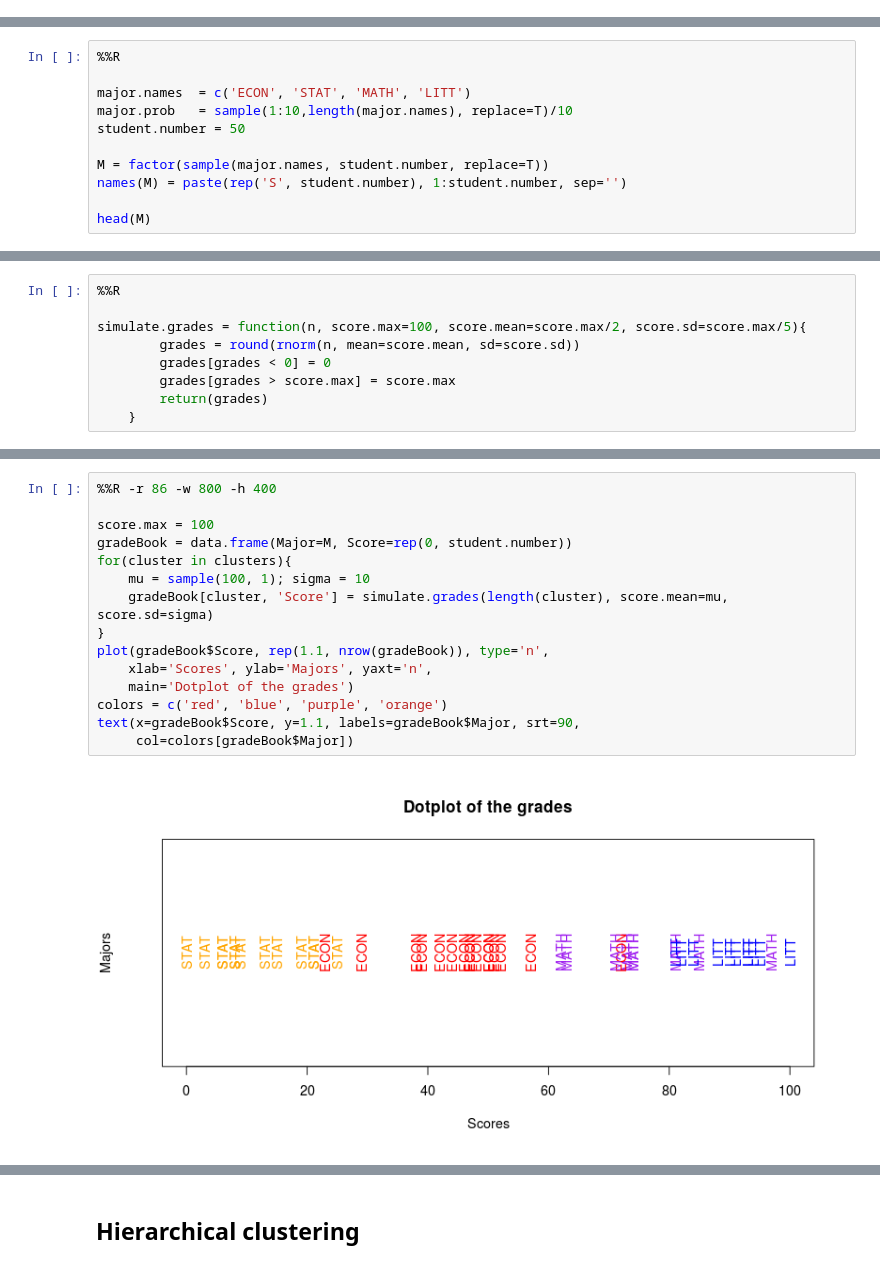
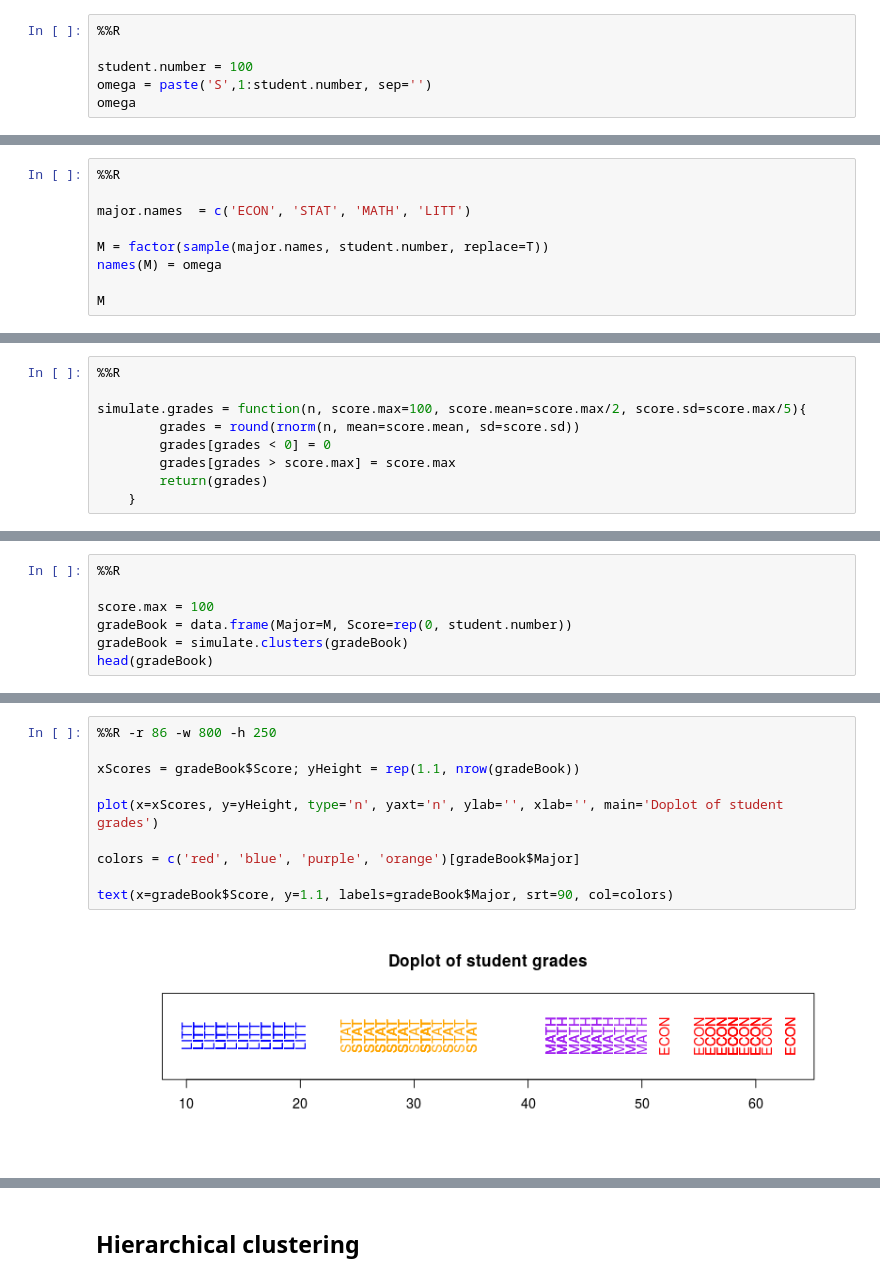
Before and after one commit to BenoitDherin/data-analysis-with-R, a Jupyter notebook: website/content/notebooks/Population.ipynb, the cells around one changed output, grey strips where cells are left out. Cells and saved outputs as stored; diff of their text form.

```diff
--- a/website/content/notebooks/Population.ipynb
+++ b/website/content/notebooks/Population.ipynb
@@ -38,0 +90,6 @@ Let's do a simple simulation, to see how to desribe the clusters given by a qual
+# %%
+%%R
+
+student.number = 100
+omega = paste('S',1:student.number, sep='')
+omega
@@ -40,11 +110,9 @@ Let's do a simple simulation, to see how to desribe the clusters given by a qual
 %%R
 
 major.names  = c('ECON', 'STAT', 'MATH', 'LITT')
-major.prob   = sample(1:10,length(major.names), replace=T)/10
-student.number = 50
 
 M = factor(sample(major.names, student.number, replace=T))
-names(M) = paste(rep('S', student.number), 1:student.number, sep='')
+names(M) = omega
 
-head(M)
+M
 # %% [output]
@@ -101,0 +232,7 @@ simulate.grades = function(n, score.max=100, score.mean=score.max/2, score.sd=sc
+# %%
+%%R
+
+score.max = 100
+gradeBook = data.frame(Major=M, Score=rep(0, student.number))
+gradeBook = simulate.clusters(gradeBook)
+head(gradeBook)
@@ -102,17 +262,12 @@ simulate.grades = function(n, score.max=100, score.mean=score.max/2, score.sd=sc
 # %%
-%%R -r 86 -w 800 -h 400
+%%R -r 86 -w 800 -h 250
 
-score.max = 100
-gradeBook = data.frame(Major=M, Score=rep(0, student.number))
-for(cluster in clusters){
-    mu = sample(100, 1); sigma = 10
-    gradeBook[cluster, 'Score'] = simulate.grades(length(cluster), score.mean=mu, score.sd=sigma)
-}
-plot(gradeBook$Score, rep(1.1, nrow(gradeBook)), type='n',
-    xlab='Scores', ylab='Majors', yaxt='n',
-    main='Dotplot of the grades')
-colors = c('red', 'blue', 'purple', 'orange')
-text(x=gradeBook$Score, y=1.1, labels=gradeBook$Major, srt=90,
-     col=colors[gradeBook$Major])
+xScores = gradeBook$Score; yHeight = rep(1.1, nrow(gradeBook))
+
+plot(x=xScores, y=yHeight, type='n', yaxt='n', ylab='', xlab='', main='Doplot of student grades')
+
+colors = c('red', 'blue', 'purple', 'orange')[gradeBook$Major]
+
+text(x=gradeBook$Score, y=1.1, labels=gradeBook$Major, srt=90, col=colors)
 # %% [output]
-[figure, old version]
+[figure, new version]
```
Also changed, not shown: parts of 88 cells of this notebook.
